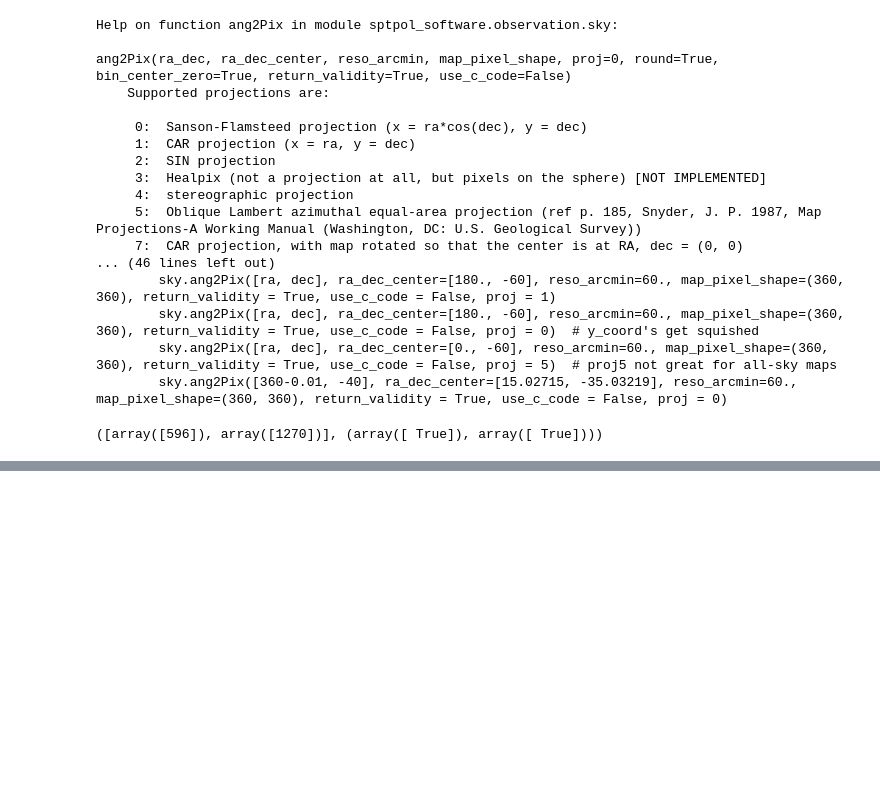
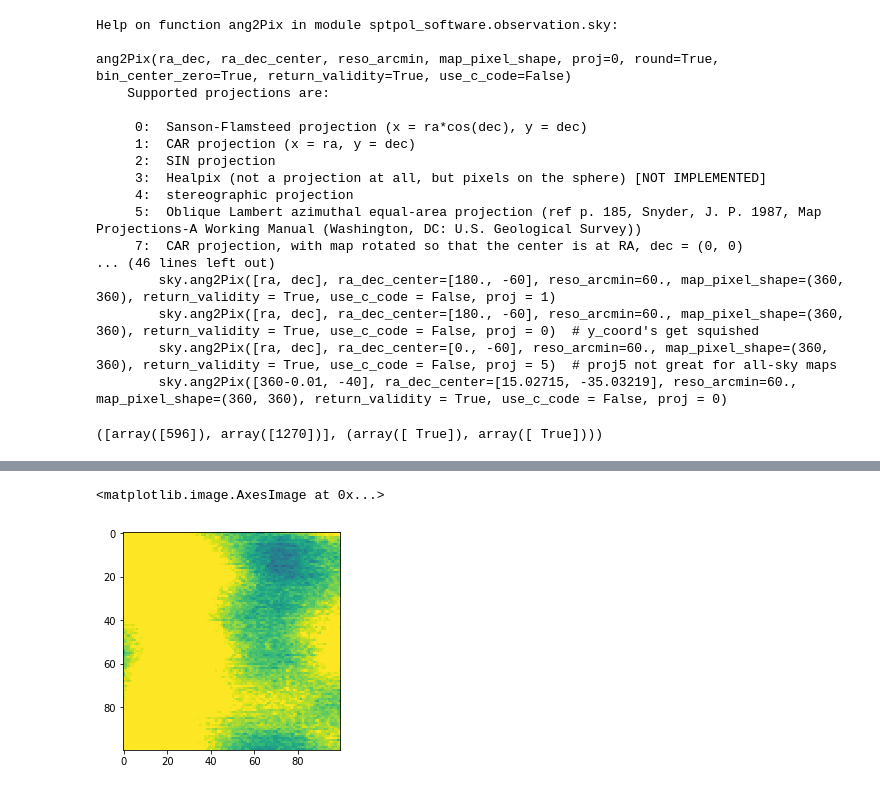
Before and after one commit to mdezylva/masters, a Jupyter notebook: Notebooks/spt_analysis_py27.ipynb, the cells around one changed output, grey strips where cells are left out. Cells and saved outputs as stored; diff of their text form; code cells hidden in the pictures; blank space fills up the shorter version.

Commit message:
Added Sub Array Routine

```diff
--- a/Notebooks/spt_analysis_py27.ipynb
+++ b/Notebooks/spt_analysis_py27.ipynb
@@ -124,8 +123,8 @@ array([1320, 2520])
 # %%
 # y_map.writeToHDF5('y_map.h5',overwrite=True,use_compression=False)
-y_map_array = y_map.getTOnly().map
+# y_map_array = y_map.getTOnly().map
 print(y_map_array)
-np.save('y_map', y_map_array)
+# np.save('y_map', y_map_array)
 # %% [output]
 [[0. 0. 0. ... 0. 0. 0.]
  [0. 0. 0. ... 0. 0. 0.]
@@ -318,0 +311,16 @@ numpy.ndarray
+# %%
+def get_subarray(array,centre, sqr_radius):
+    '''
+    Gets Sub Array with with an input centre and half width from an input Array
+    '''
+    x_cen = centre[0]
+    y_cen = centre[1]
+    sl_x = slice(x_cen-sqr_radius,x_cen+sqr_radius)
+    sl_y = slice(y_cen-sqr_radius,y_cen+sqr_radius)
+
+    return(array[sl_x,sl_y])
+# %%
+plt.imshow(get_subarray(y_map_array,[596,1270],50),vmax=0.00001,vmin=-0.0001)
+# %% [output]
+<matplotlib.image.AxesImage at 0x...>
+[figure, added]
```
Also changed, not shown: parts of 4 cells of this notebook, 3 other files.
